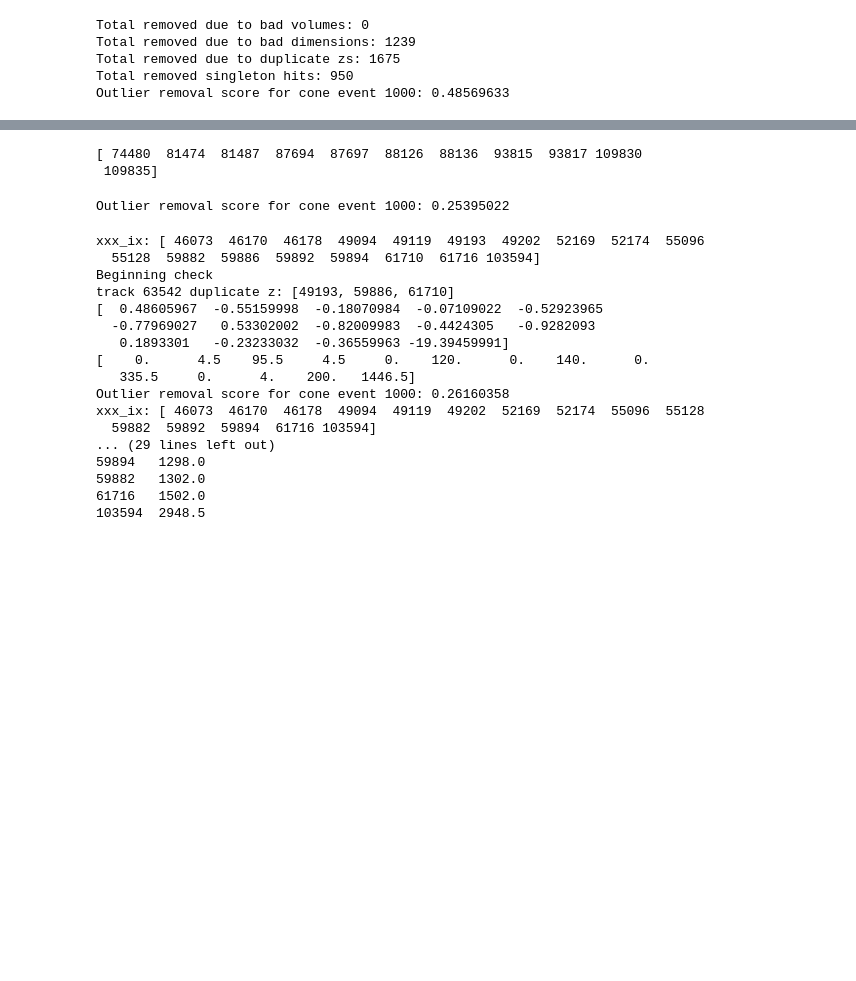
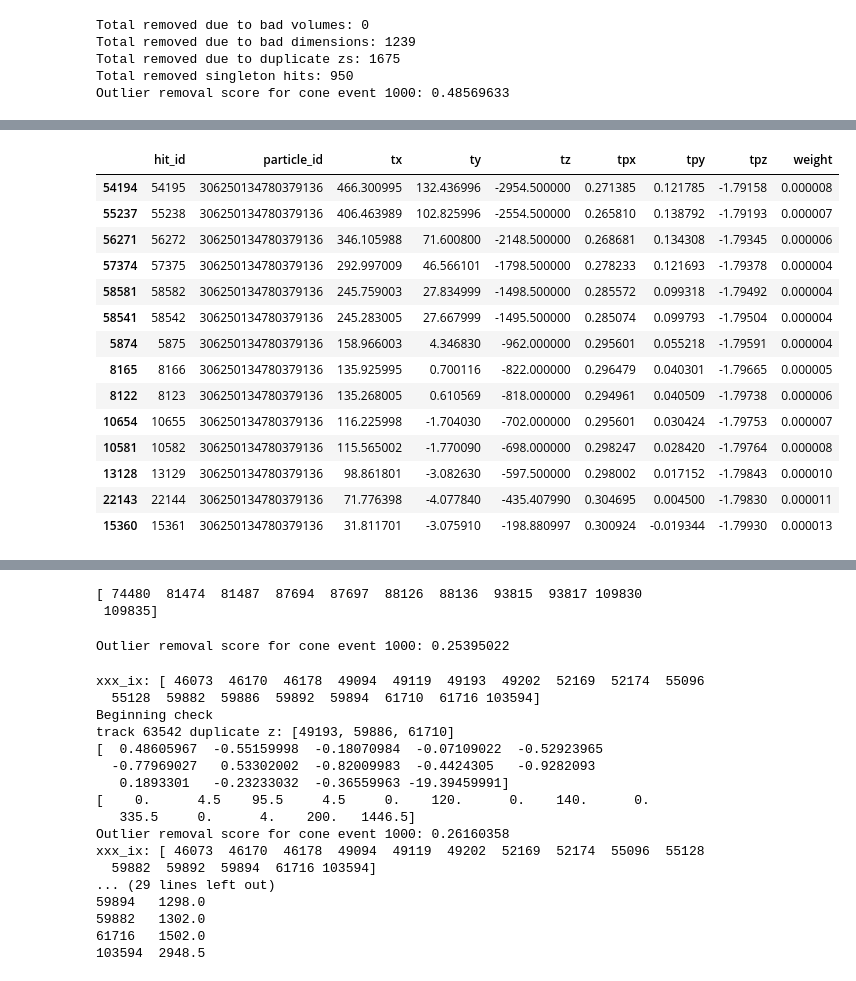
Before and after one commit to nicolefinnie/kaggle-trackml, a Jupyter notebook: src/notebooks/EDA/test_merge.ipynb, the cells around one changed output, grey strips where cells are left out. Cells and saved outputs as stored; diff of their text form; code cells hidden in the pictures; blank space fills up the shorter version.

```diff
--- a/src/notebooks/EDA/test_merge.ipynb
+++ b/src/notebooks/EDA/test_merge.ipynb
@@ -699,0 +812,20 @@ cone score for event 1000: 0.48750889
+# %%
+tr2_df = truth.loc[truth['particle_id'] == 306250134780379136]
+tr2_df = tr2_df.sort_values('tz')
+tr2_df
+# %% [output]
+|  | hit_id | particle_id | tx | ty | tz | tpx | tpy | tpz | weight |
+| 54194 | 54195 | 306250134780379136 | 466.300995 | 132.436996 | -2954.500000 | 0.271385 | 0.121785 | -1.79158 | 0.000008 |
+| 55237 | 55238 | 306250134780379136 | 406.463989 | 102.825996 | -2554.500000 | 0.265810 | 0.138792 | -1.79193 | 0.000007 |
+| 56271 | 56272 | 306250134780379136 | 346.105988 | 71.600800 | -2148.500000 | 0.268681 | 0.134308 | -1.79345 | 0.000006 |
+| 57374 | 57375 | 306250134780379136 | 292.997009 | 46.566101 | -1798.500000 | 0.278233 | 0.121693 | -1.79378 | 0.000004 |
+| 58581 | 58582 | 306250134780379136 | 245.759003 | 27.834999 | -1498.500000 | 0.285572 | 0.099318 | -1.79492 | 0.000004 |
+| 58541 | 58542 | 306250134780379136 | 245.283005 | 27.667999 | -1495.500000 | 0.285074 | 0.099793 | -1.79504 | 0.000004 |
+| 5874 | 5875 | 306250134780379136 | 158.966003 | 4.346830 | -962.000000 | 0.295601 | 0.055218 | -1.79591 | 0.000004 |
+| 8165 | 8166 | 306250134780379136 | 135.925995 | 0.700116 | -822.000000 | 0.296479 | 0.040301 | -1.79665 | 0.000005 |
+| 8122 | 8123 | 306250134780379136 | 135.268005 | 0.610569 | -818.000000 | 0.294961 | 0.040509 | -1.79738 | 0.000006 |
+| 10654 | 10655 | 306250134780379136 | 116.225998 | -1.704030 | -702.000000 | 0.295601 | 0.030424 | -1.79753 | 0.000007 |
+| 10581 | 10582 | 306250134780379136 | 115.565002 | -1.770090 | -698.000000 | 0.298247 | 0.028420 | -1.79764 | 0.000008 |
+| 13128 | 13129 | 306250134780379136 | 98.861801 | -3.082630 | -597.500000 | 0.298002 | 0.017152 | -1.79843 | 0.000010 |
+| 22143 | 22144 | 306250134780379136 | 71.776398 | -4.077840 | -435.407990 | 0.304695 | 0.004500 | -1.79830 | 0.000011 |
+| 15360 | 15361 | 306250134780379136 | 31.811701 | -3.075910 | -198.880997 | 0.300924 | -0.019344 | -1.79930 | 0.000013 |
```
Also changed, not shown: parts of 26 cells of this notebook.
